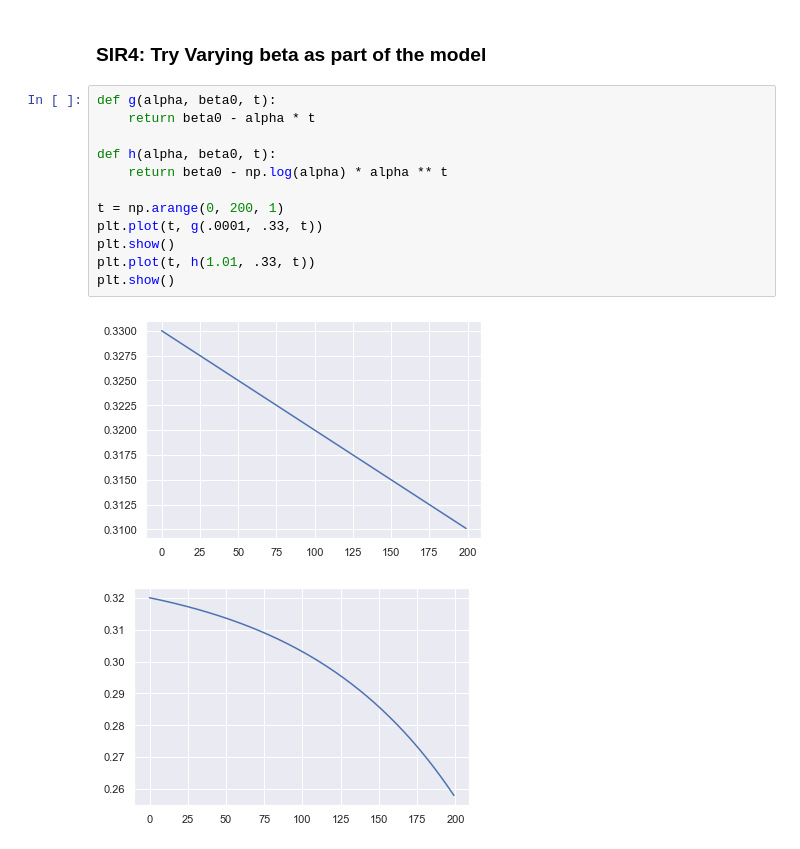
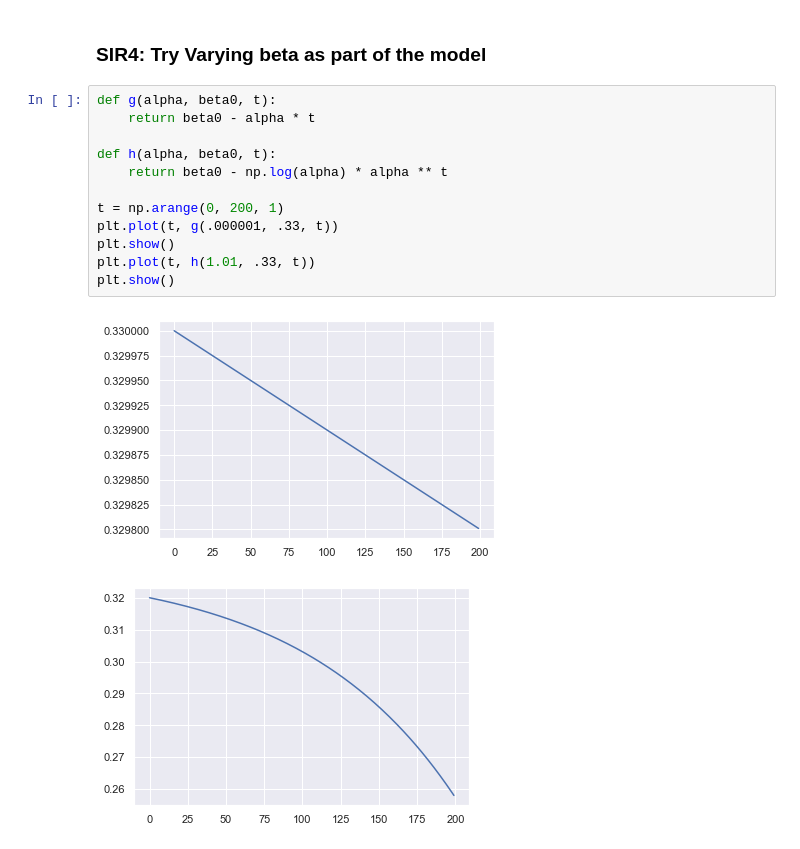
Before and after one commit to DrSkippy/2020covid19, a Jupyter notebook: SIR Fits.ipynb, the cells around one changed output. Cells and saved outputs as stored; diff of their text form.

```diff
--- a/SIR Fits.ipynb
+++ b/SIR Fits.ipynb
@@ -97,17 +144,17 @@ Estimated initial infection was order of 1,910 poeple
 # %%
 def g(alpha, beta0, t):
     return beta0 - alpha * t
 
 def h(alpha, beta0, t):
     return beta0 - np.log(alpha) * alpha ** t
 
 t = np.arange(0, 200, 1)
-plt.plot(t, g(.0001, .33, t))
+plt.plot(t, g(.000001, .33, t))
 plt.show()
 plt.plot(t, h(1.01, .33, t))
 plt.show()
 # %% [output]
-[figure, old version]
+[figure, new version]
 [figure]
 # %%
 N=350000
```
Also changed, not shown: parts of 9 cells of this notebook, 1 other file.
